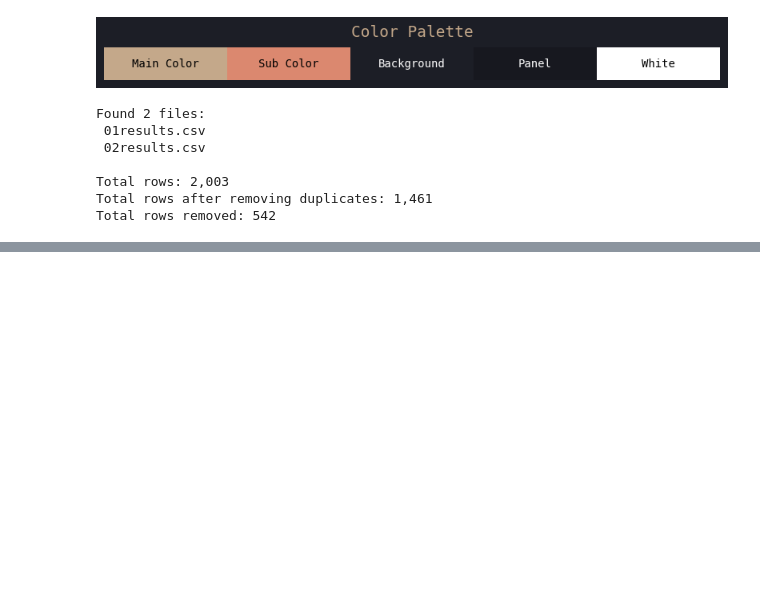
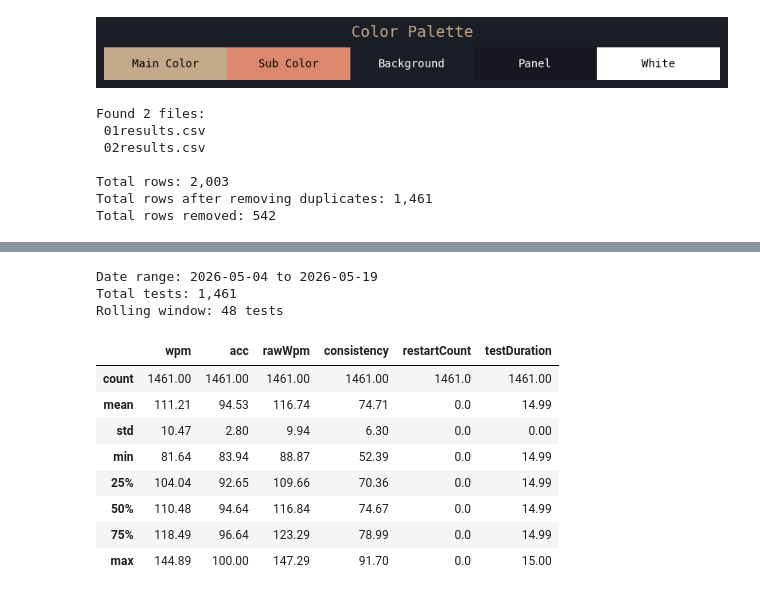
Before and after one commit to AYCDJ/Monkeytype-Data, a Jupyter notebook: Monkeytype.ipynb, the cells around one changed output, grey strips where cells are left out. Saved outputs shown, nothing was run; the diff lists cells and outputs as text; code cells hidden in the pictures; blank space fills up the shorter version.

```diff
--- a/Monkeytype.ipynb
+++ b/Monkeytype.ipynb
@@ -138,0 +148,45 @@ Total rows removed: 542
+# %%
+# Parsing data and cleaning, timestamps are in Unix milliseconds
+
+df['date'] = (pd.to_datetime(df['timestamp'], unit='ms', utc = True)
+              .dt.tz_convert(TIMEZONE))
+df = df.sort_values('date').reset_index(drop=True)
+
+# Stats, format is - correct;incorrect;extra;missed
+char_parts = df['charStats'].str.split(';', expand=True).astype(float)
+df['chars_correct']     = char_parts[0]
+df['chars_incorrect']   = char_parts[1]
+df['chars_extra']       = char_parts[2]
+df['chars_missed']      = char_parts[3]
+df['chars_total']       = df[['chars_correct', 'chars_incorrect', 'chars_extra', 'chars_missed']].sum(axis=1)
+
+# Columns
+df['mode_label'] = df['mode'] + ' ' + df['mode2'].astype(str)
+df['test_num']   = range(1, len(df) + 1)
+df['week']       = df['date'].dt.to_period('W')
+df['day']        = df['date'].dt.date
+
+# Rolling average
+N = max(10, len(df) // 30)
+df['wpm_roll']  = df['wpm'].rolling(N, min_periods=1).mean()
+df['acc_roll']  = df['acc'].rolling(N, min_periods=1).mean()
+df['raw_roll']  = df['rawWpm'].rolling(N, min_periods=1).mean()
+df['cons_roll'] = df['consistency'].rolling(N, min_periods=1).mean()
+
+print(f'Date range: {df["date"].min().date()} to {df["date"].max().date()}')
+print(f'Total tests: {len(df):,}')
+print(f'Rolling window: {N} tests')
+df[['wpm','acc','rawWpm','consistency','restartCount', 'testDuration']].describe().round(2)
+# %% [output]
+Date range: 2026-05-04 to 2026-05-19
+Total tests: 1,461
+Rolling window: 48 tests
+|  | wpm | acc | rawWpm | consistency | restartCount | testDuration |
+| count | 1461.00 | 1461.00 | 1461.00 | 1461.00 | 1461.0 | 1461.00 |
+| mean | 111.21 | 94.53 | 116.74 | 74.71 | 0.0 | 14.99 |
+| std | 10.47 | 2.80 | 9.94 | 6.30 | 0.0 | 0.00 |
+| min | 81.64 | 83.94 | 88.87 | 52.39 | 0.0 | 14.99 |
+| 25% | 104.04 | 92.65 | 109.66 | 70.36 | 0.0 | 14.99 |
+| 50% | 110.48 | 94.64 | 116.84 | 74.67 | 0.0 | 14.99 |
+| 75% | 118.49 | 96.64 | 123.29 | 78.99 | 0.0 | 14.99 |
+| max | 144.89 | 100.00 | 147.29 | 91.70 | 0.0 | 15.00 |
```
Also changed, not shown: parts of 2 cells of this notebook.
